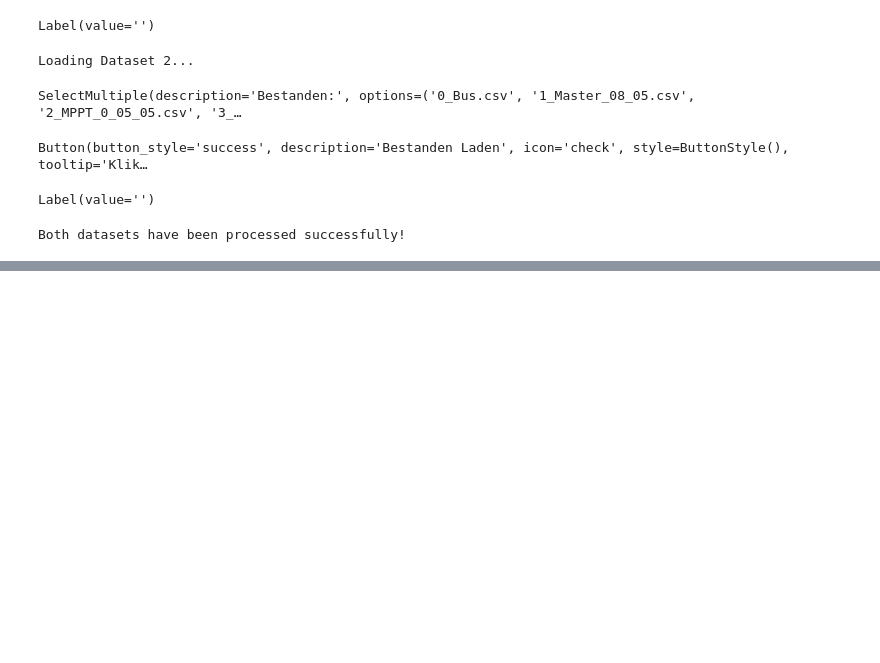
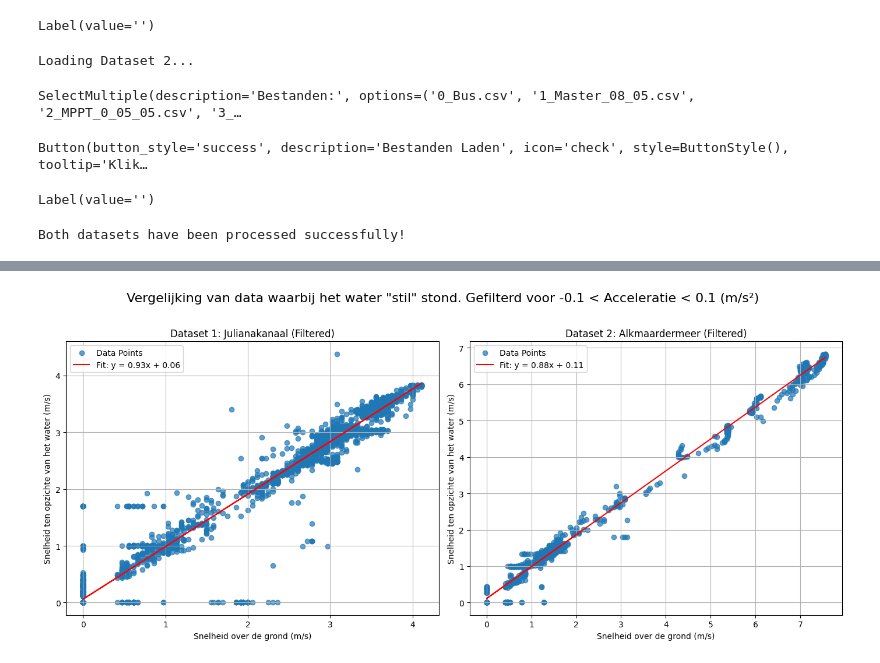
Before and after one commit to Qrax/Clean_Mobility, a Jupyter notebook: main.ipynb, the cells around one changed output, grey strips where cells are left out. Drawn from its saved outputs; the diff is of its cells as text; code cells hidden in the pictures; blank space fills up the shorter version.

```diff
--- a/main.ipynb
+++ b/main.ipynb
@@ -115,0 +234,65 @@ ValueError: operands could not be broadcast together with shapes (11323,) (1210,
+# %%
+import matplotlib.pyplot as plt
+import numpy as np
+from scipy.stats import linregress
+
+# Helper functions
+def calculate_linear_fit_unconstrained(x, y):
+    """Calculate linear fit without constraint to pass through origin."""
+    slope, intercept, r_value, p_value, std_err = linregress(x, y)
+    return slope, intercept
+
+def plot_speeds_with_unconstrained_fit(ax, x, y, title):
+    """Plot speed over ground vs. speed relative to water with unconstrained fit."""
+    if len(x) > 1:
+        slope, intercept = calculate_linear_fit_unconstrained(x, y)
+        y_fit = slope * x + intercept
+        ax.scatter(x, y, label='Data Points', alpha=0.7)
+        ax.plot(x, y_fit, color='red', label=f'Fit: y = {slope:.2f}x + {intercept:.2f}')
+        ax.set_title(title)
+        ax.set_xlabel('Snelheid over de grond (m/s)')
+        ax.set_ylabel('Snelheid ten opzichte van het water (m/s)')
+        ax.legend()
+        ax.grid(True)
+    else:
+        ax.text(0.5, 0.5, 'Not enough data', ha='center', va='center', fontsize=12)
+
+# Preprocess data
+def preprocess_data(df):
+    """Convert speed to m/s and calculate acceleration for filtering."""
+    # Convert speed over ground and relative to water to m/s
+    df['1_Speed_over_ground_m/s'] = df['1_Snelheid over de grond in km/h'] / 3.6
+    df['1_Speed_relative_to_water_m/s'] = df['1_Snelheid tenopzichte van het water in Kilometers per uur'] / 3.6
+
+    # Calculate acceleration as the difference in speed over ground
+    df['1_Acceleration'] = df['1_Speed_over_ground_m/s'].diff()
+
+    # Filter the data where -0.1 <= acceleration <= 0.1
+    filtered_df = df[(df['1_Acceleration'] > -0.1) & (df['1_Acceleration'] < 0.1)]
+
+    return filtered_df
+
+# Preprocess both datasets
+df1_filtered = preprocess_data(df1)
+df2_filtered = preprocess_data(df2)
+
+# Extract filtered data for plotting (in m/s)
+x1, y1 = df1_filtered['1_Speed_over_ground_m/s'], df1_filtered['1_Speed_relative_to_water_m/s']
+x2, y2 = df2_filtered['1_Speed_over_ground_m/s'], df2_filtered['1_Speed_relative_to_water_m/s']
+
+# Create subplots for comparison
+fig, axes = plt.subplots(1, 2, figsize=(14, 6))
+
+# Plot data with unconstrained fit for each dataset
+plot_speeds_with_unconstrained_fit(axes[0], x1, y1, 'Dataset 1: Julianakanaal (Filtered)')
+plot_speeds_with_unconstrained_fit(axes[1], x2, y2, 'Dataset 2: Alkmaardermeer (Filtered)')
+
+# Add a general title above the subplots
+plt.suptitle('Vergelijking van data waarbij het water "stil" stond. Gefilterd voor -0.1 < Acceleratie < 0.1 (m/s²)',
+             fontsize=16, y=1.02)
+
+# Adjust layout to make room for the general title
+plt.tight_layout()
+plt.show()
+# %% [output]
+[figure, added]
```
Also changed, not shown: parts of 4 cells of this notebook.
